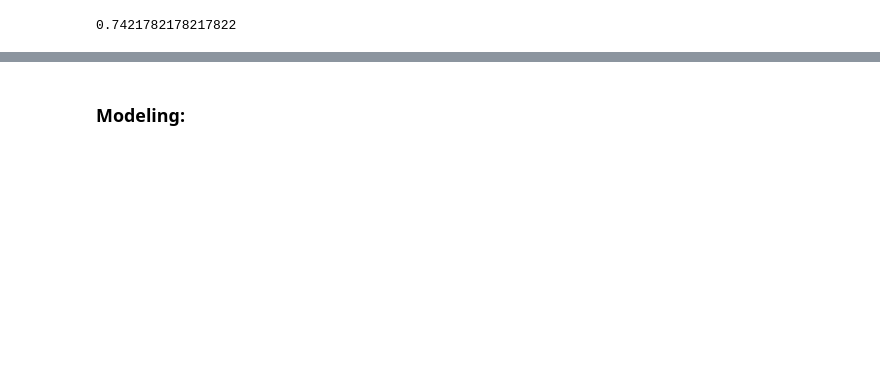
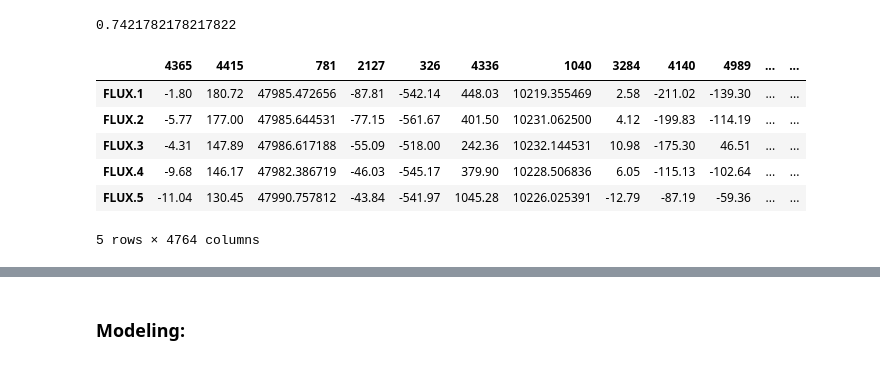
Before and after one commit to zachdg7/Exoplanet_Detection, a Jupyter notebook: models.ipynb, the cells around one changed output, grey strips where cells are left out. Saved outputs shown, nothing was run; the diff lists cells and outputs as text; code cells hidden in the pictures; blank space fills up the shorter version.

```diff
--- a/models.ipynb
+++ b/models.ipynb
@@ -72,0 +85,10 @@ X_train, X_test, y_train, y_test = train_test_split(X, y, stratify = y)
+# %%
+X_train.head()
+# %% [output]
+|  | 4365 | 4415 | 781 | 2127 | 326 | 4336 | 1040 | 3284 | 4140 | 4989 | ... | ... |
+| FLUX.1 | -1.80 | 180.72 | 47985.472656 | -87.81 | -542.14 | 448.03 | 10219.355469 | 2.58 | -211.02 | -139.30 | ... | ... |
+| FLUX.2 | -5.77 | 177.00 | 47985.644531 | -77.15 | -561.67 | 401.50 | 10231.062500 | 4.12 | -199.83 | -114.19 | ... | ... |
+| FLUX.3 | -4.31 | 147.89 | 47986.617188 | -55.09 | -518.00 | 242.36 | 10232.144531 | 10.98 | -175.30 | 46.51 | ... | ... |
+| FLUX.4 | -9.68 | 146.17 | 47982.386719 | -46.03 | -545.17 | 379.90 | 10228.506836 | 6.05 | -115.13 | -102.64 | ... | ... |
+| FLUX.5 | -11.04 | 130.45 | 47990.757812 | -43.84 | -541.97 | 1045.28 | 10226.025391 | -12.79 | -87.19 | -59.36 | ... | ... |
+5 rows × 4764 columns
```
Also changed, not shown: parts of 16 cells of this notebook.
